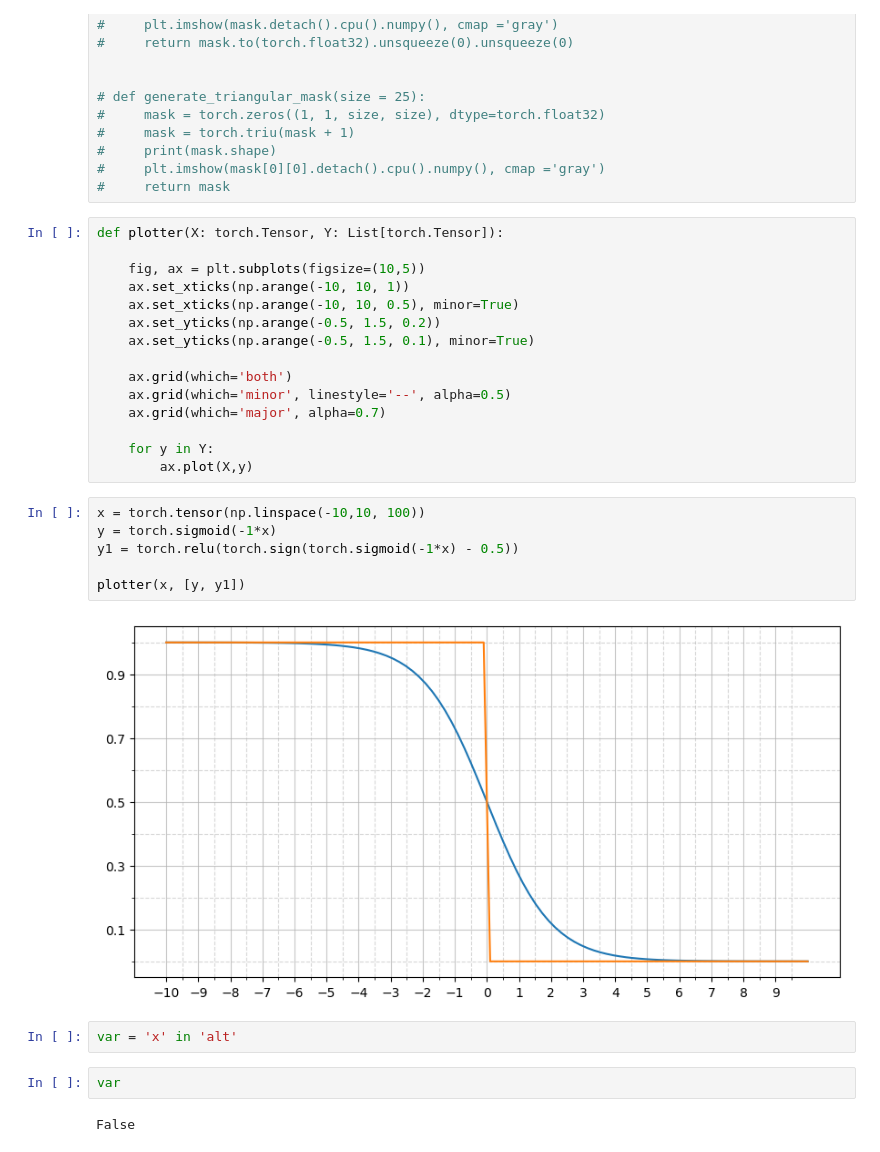
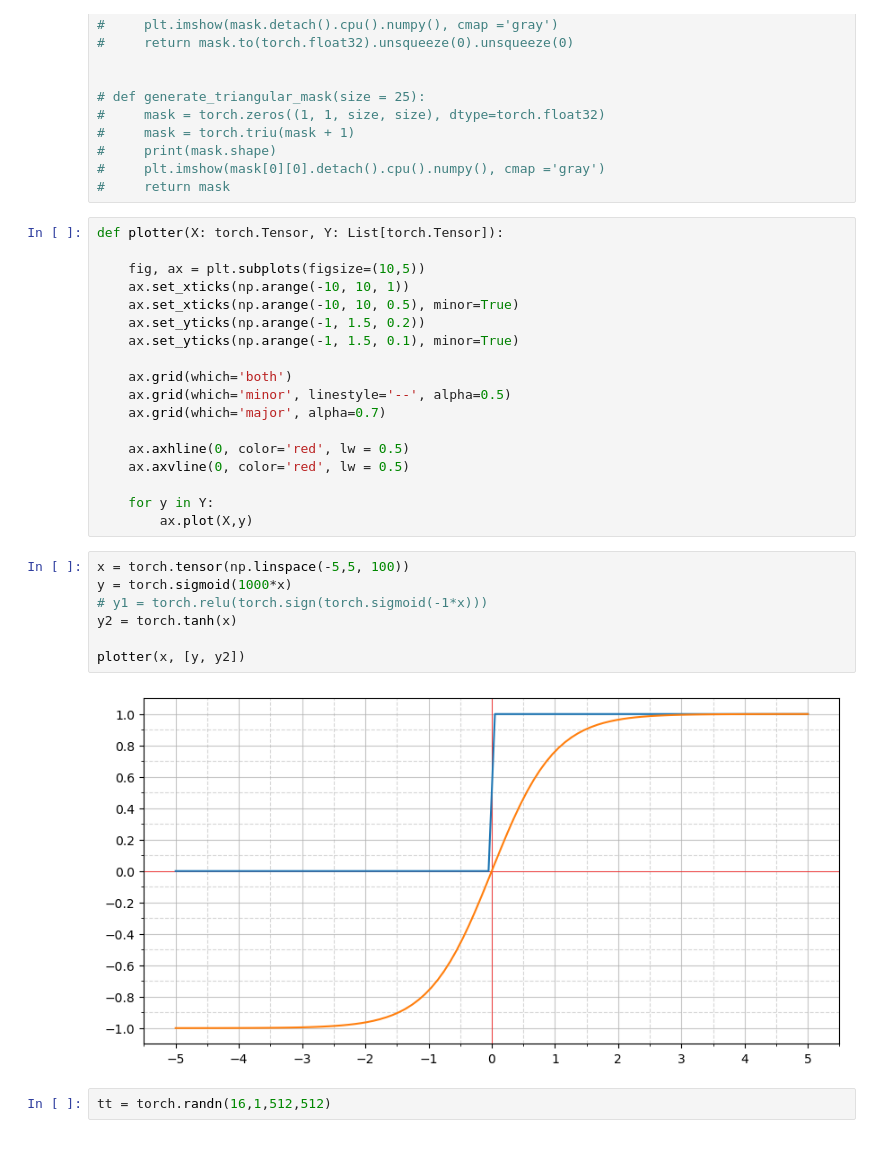
Before and after one commit to ZipZaap/MobaNet, a Jupyter notebook: notebooks/sandbox.ipynb, the cells around one changed output. Drawn from its saved outputs; the diff is of its cells as text.

```diff
--- a/notebooks/sandbox.ipynb
+++ b/notebooks/sandbox.ipynb
@@ -37,26 +39,26 @@ def plotter(X: torch.Tensor, Y: List[torch.Tensor]):
     fig, ax = plt.subplots(figsize=(10,5))
     ax.set_xticks(np.arange(-10, 10, 1))
     ax.set_xticks(np.arange(-10, 10, 0.5), minor=True)
-    ax.set_yticks(np.arange(-0.5, 1.5, 0.2))
-    ax.set_yticks(np.arange(-0.5, 1.5, 0.1), minor=True)
+    ax.set_yticks(np.arange(-1, 1.5, 0.2))
+    ax.set_yticks(np.arange(-1, 1.5, 0.1), minor=True)
 
     ax.grid(which='both')
     ax.grid(which='minor', linestyle='--', alpha=0.5)
     ax.grid(which='major', alpha=0.7)
 
+    ax.axhline(0, color='red', lw = 0.5)
+    ax.axvline(0, color='red', lw = 0.5)
+
     for y in Y:
         ax.plot(X,y)
 # %%
-x = torch.tensor(np.linspace(-10,10, 100))
-y = torch.sigmoid(-1*x)
-y1 = torch.relu(torch.sign(torch.sigmoid(-1*x) - 0.5))
+x = torch.tensor(np.linspace(-5,5, 100))
+y = torch.sigmoid(1000*x)
+# y1 = torch.relu(torch.sign(torch.sigmoid(-1*x)))
+y2 = torch.tanh(x)
 
-plotter(x, [y, y1])
+plotter(x, [y, y2])
 # %% [output]
-[figure, old version]
+[figure, new version]
-# %%
-var = 'x' in 'alt'
-# %%
-var
-# %% [output]
-False
+# %%
+tt = torch.randn(16,1,512,512)
```
Also changed, not shown: parts of 3 cells of this notebook, 7 other files.
